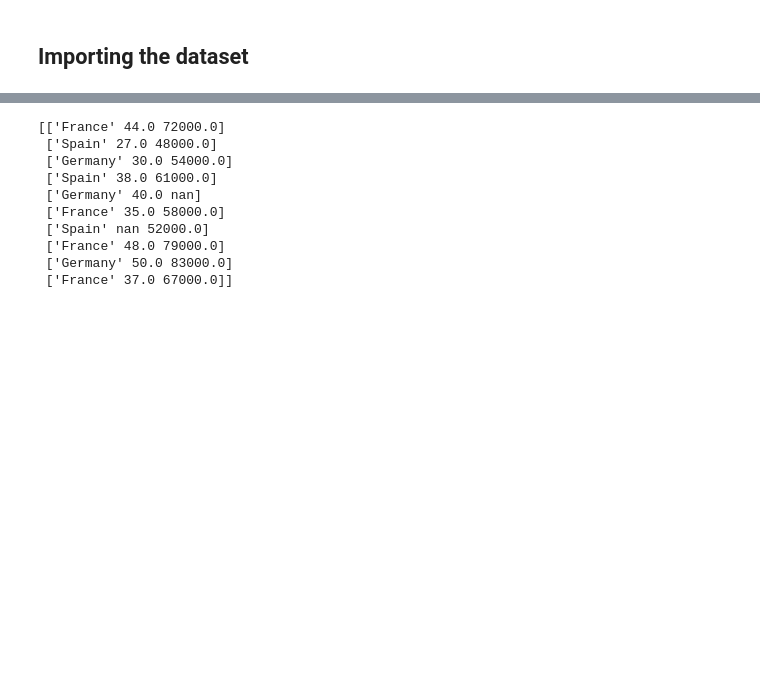
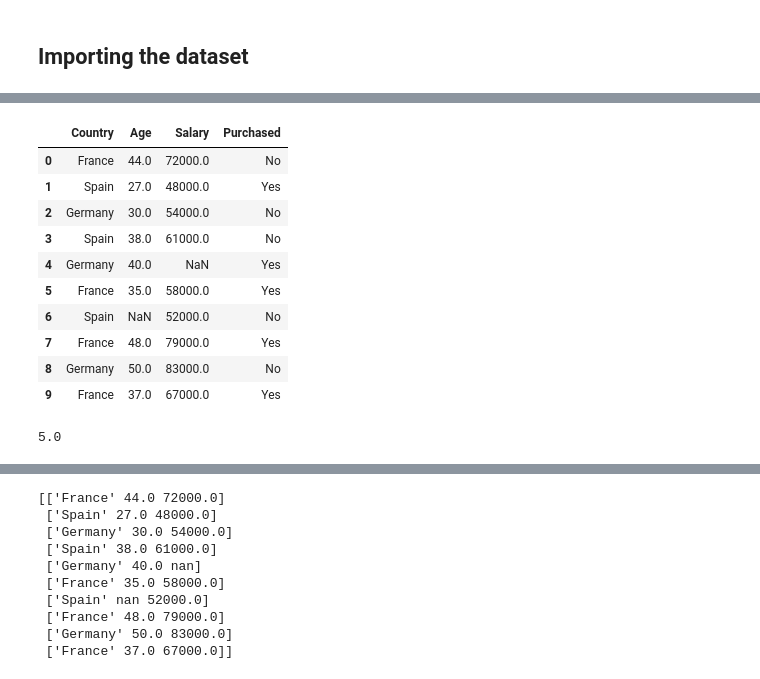
Before and after one commit to girishpatil1992/MachineLearningFromUdemy, a Jupyter notebook: data_preprocessing_tools.ipynb, the cells around one changed output, grey strips where cells are left out. Saved outputs shown, nothing was run; the diff lists cells and outputs as text; code cells hidden in the pictures; blank space fills up the shorter version.

```diff
--- a/data_preprocessing_tools.ipynb
+++ b/data_preprocessing_tools.ipynb
@@ -16,0 +35,30 @@ y = dataset.iloc[:, -1].values
+# %%
+dataset
+# %% [output]
+|  | Country | Age | Salary | Purchased |
+| 0 | France | 44.0 | 72000.0 | No |
+| 1 | Spain | 27.0 | 48000.0 | Yes |
+| 2 | Germany | 30.0 | 54000.0 | No |
+| 3 | Spain | 38.0 | 61000.0 | No |
+| 4 | Germany | 40.0 | NaN | Yes |
+| 5 | France | 35.0 | 58000.0 | Yes |
+| 6 | Spain | NaN | 52000.0 | No |
+| 7 | France | 48.0 | 79000.0 | Yes |
+| 8 | Germany | 50.0 | 83000.0 | No |
+| 9 | France | 37.0 | 67000.0 | Yes |
+# %%
+# Find percentage of the missing data
+total_missing_val = sum(dataset.isnull().sum())
+total_count_vals = np.product(dataset.shape)
+pern_missing_vals = (total_missing_val / total_count_vals) * 100
+# Drop perticular column or Row or multiple rows or columns
+dataset.drop(['Country', 'Age'], axis=1)
+dataset.drop(['Country', 'Age'], axis=0)
+# Drop the null column or row
+dataset.dropna(axis=0)
+dataset.dropna(axis=1)
+# Fill Missing Values
+dataset.fillna(0)
+dataset.fillna(np.mean(dataset['Salary']))
+# %% [output]
+5.0
```
Also changed, not shown: parts of 3 cells of this notebook.
